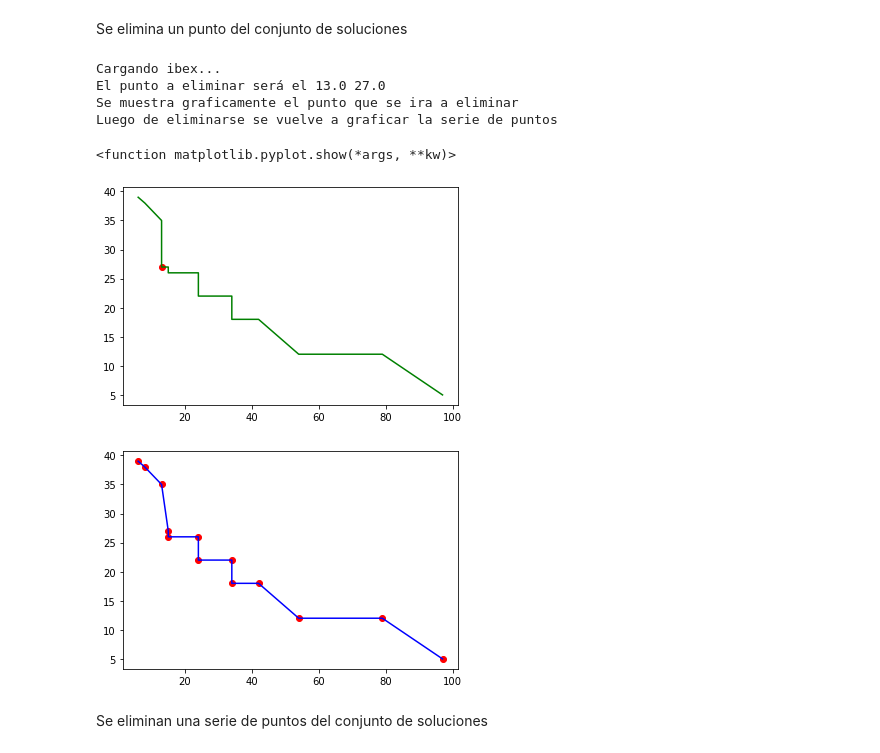
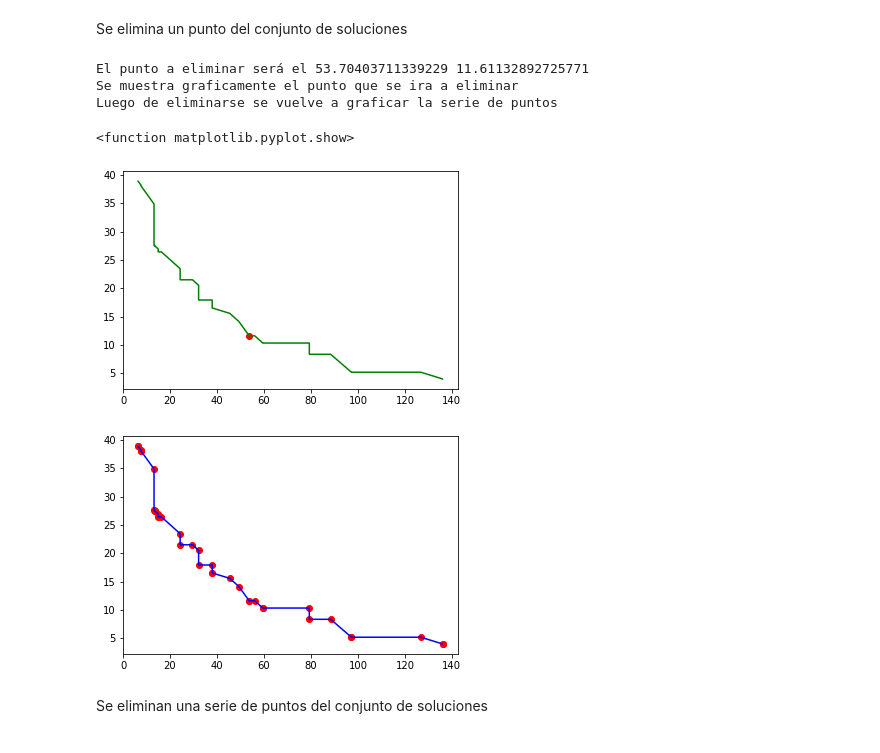
Before and after one commit to rilianx/Research, a Jupyter notebook: ibexmop_rp/main.ipynb, the cells around one changed output. Drawn from its saved outputs; the diff is of its cells as text; code cells hidden in the pictures.

```diff
--- a/ibexmop_rp/main.ipynb
+++ b/ibexmop_rp/main.ipynb
@@ -144,22 +83,8 @@ El menor area es:  0.0 y corresponde al punto 4
 # %% [markdown]
 Se calcula si el punto se encuentra sobre o debajo el segmento formado entre el punto anterior y el siguiente
 # %%
-import importlib
-import matplotlib.pyplot as plt
-import numpy as np
-
-importlib.reload(ibexV2)
-
-%matplotlib inline
-
-instance = "binh.txt"
-prec = 14 #presicion para el solver
-
-#se llama al solver
-y1, y2 = ibexV2.solve(ssh, instance, prec=prec)
-
 #se llama a la funcion la cual ve si el punto esta por sobre o debajo el segmento
-h1,h2 = ibexV2.posicion_punto(y1,y2,4)
+h1,h2 = ibexV2.posicion_punto(y1,y2,punto+1)
 
 #se grafica para situar visualmente el punto
 plt.plot(h1, h2, 'ro', h1, h2, 'g-')
@@ -180,38 +104,20 @@ El punto 4 se encuentra debajo el segmento
 # %% [markdown]
 Se elimina un punto del conjunto de soluciones
 # %%
-import importlib
-import matplotlib.pyplot as plt
-import numpy as np
-
-importlib.reload(ibexV2)
-
-%matplotlib inline
-
-instance = "binh.txt"
-prec = 14 #presicion para el solver
-
-#se llama al solver
-y1, y2 = ibexV2.solve(ssh, instance, prec=prec)
-
-#y1 = np.array([3.53, 3.53, 7.85, 13.75, 17.68, 19.26, 25.03, 29.16, 36.5])
-#y2 = np.array([24.6, 21.6, 21.6, 19.55, 16.34, 11.56,  9.72,  5.07, 5.07])
-
 #Se llama a la funcion la cual elimina el punto señalado
-y1,y2 = ibexV2.elimina_punto(y1,y2,4)
+y1,y2 = ibexV2.elimina_punto(y1,y2,punto+1)
 
 #se grafican los puntos, si el punto eliminado estaba cerca de otro en algunos casos no se logra apreciar el cambio
 fig2 = plt.figure("grafica 2")
 plt.plot(y1, y2, 'ro',y1, y2, 'b-')
 plt.show
 # %% [output]
-Cargando ibex...
-El punto a eliminar será el 13.0 27.0
+El punto a eliminar será el 53.70403711339229 11.61132892725771
 Se muestra graficamente el punto que se ira a eliminar
 Luego de eliminarse se vuelve a graficar la serie de puntos
-<function matplotlib.pyplot.show(*args, **kw)>
+<function matplotlib.pyplot.show>
-[figure, old version]
+[figure, new version]
-[figure, old version]
+[figure, new version]
 # %% [markdown]
 Se eliminan una serie de puntos del conjunto de soluciones
 # %%
```
Also changed, not shown: parts of 9 cells of this notebook, 4 other files.
